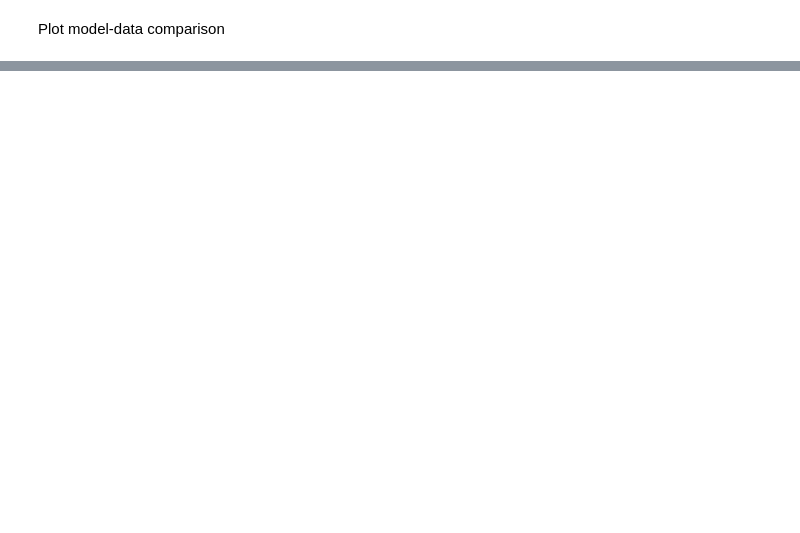
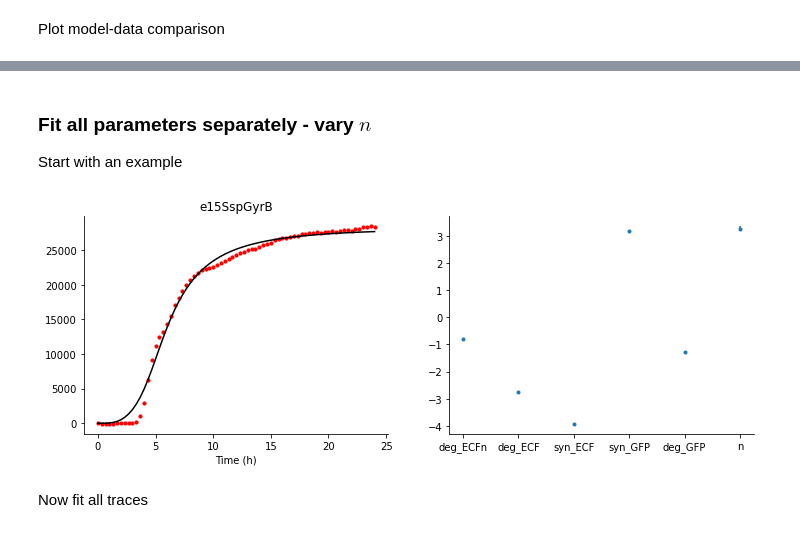
Before and after one commit to rmardian/intein-based-circuits, a Jupyter notebook: Parameter Estimation - Neil.ipynb, the cells around one changed output, grey strips where cells are left out. Drawn from its saved outputs; the diff is of its cells as text; code cells hidden in the pictures; blank space fills up the shorter version.

```diff
--- a/Parameter Estimation - Neil.ipynb
+++ b/Parameter Estimation - Neil.ipynb
@@ -253,0 +285,41 @@ plot_comparisons(f_sim_scaled, f_data_scaled)
+# %% [markdown]
+### Fit all parameters separately - vary $n$
+Start with an example
+# %%
+idx = 0
+f_t = fluo.index
+gate_bounds_scaled_2 = [[-4, -4, -8, 0, -4, 0.5], [0, 0, 0, 5, 0, 4]]
+
+def fit_scaled_2(idx):
+    parameters = ['deg_ECFn', 'deg_ECF', 'syn_ECF', 'syn_GFP', 'deg_GFP', 'n']
+    init_guess = [-2, -2, -6, 3, -1, 1]
+
+    r, K, c0 = od_params[idx]
+    extra = r, K
+    y0 = [0, 0, 0, c0]
+
+    def model_fit(t, a, b, c, d, e, f):
+        fit = gate_wrapper(t, 10**a, 10**b, 10**c, 10**d, 10**e, f, extra, y0)
+        return fit[2] #* fit[4] #3 for GFP index
+
+    f_t = fluo.index
+    title = fluo.columns[idx]
+    f_data = fluo[title]
+
+    f_params, f_cov = curve_fit(model_fit, f_t, f_data, p0=init_guess, bounds=gate_bounds_scaled_2, method='trf')
+    f_sim = model_fit(f_t, *f_params)
+    f_df = pd.DataFrame({'Parameters': parameters, 'Value': f_params, 'Err': np.sqrt(np.diag(f_cov))})
+    return f_df, f_sim, f_data
+
+f_df, f_sim, f_data = fit_scaled_2(idx)
+
+f, axs = plt.subplots(1, 2, figsize=(12,4))
+compare_model_data(f_t, f_data, f_sim, axs[0])
+axs[0].set_title(title)
+axs[1].errorbar(f_df['Parameters'], f_df['Value'], f_df['Err'], fmt='.')
+
+sns.despine()
+# %% [output]
+[figure, added]
+# %% [markdown]
+Now fit all traces
```
Also changed, not shown: parts of 25 cells of this notebook.
